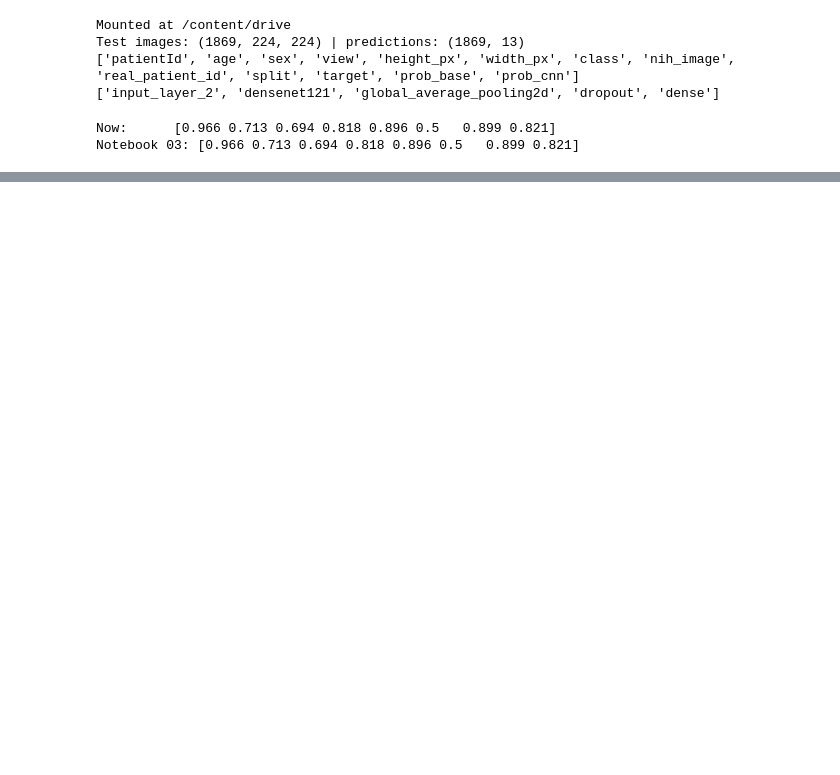
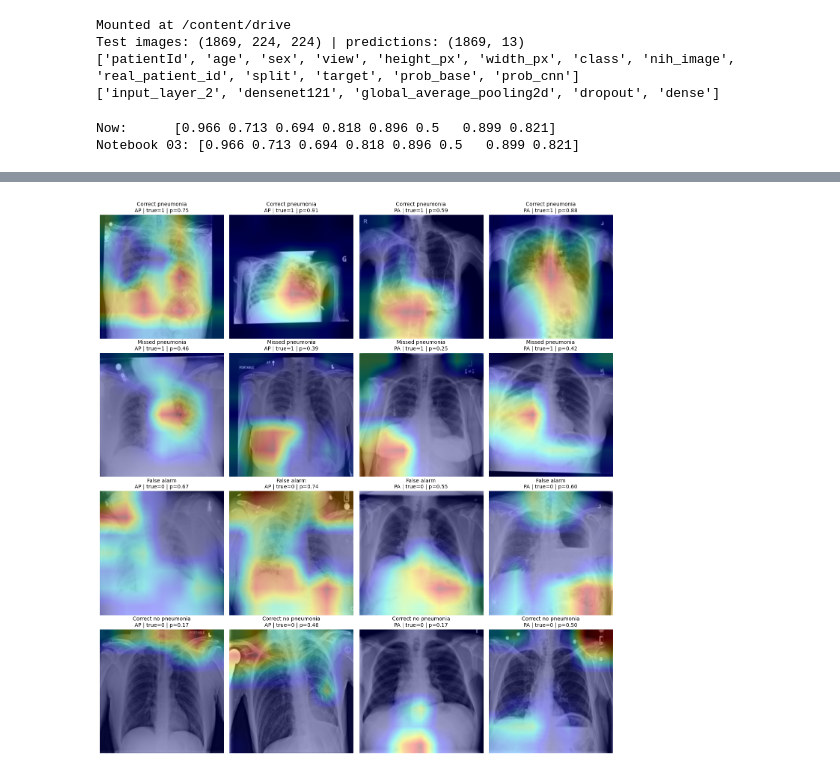
Before and after one commit to yasminasouki/DataAnalysis, a Jupyter notebook: 04_gradcam.ipynb, the cells around one changed output, grey strips where cells are left out. Cells and saved outputs as stored; diff of their text form; code cells hidden in the pictures; blank space fills up the shorter version.

Commit message:
Notebook 04: Grad-CAM examples and pointing game

```diff
--- a/04_gradcam.ipynb
+++ b/04_gradcam.ipynb
@@ -47,0 +71,18 @@ Notebook 03: [0.966 0.713 0.694 0.818 0.896 0.5   0.899 0.821]
+# %%
+pred['pred'] = (pred['prob_cnn'] >= 0.5).astype(int)
+
+def group(r):
+    if r.target == 1 and r.pred == 1: return 'Correct pneumonia'
+    if r.target == 1:                 return 'Missed pneumonia'
+    if r.pred == 1:                   return 'False alarm'
+    return 'Correct no pneumonia'
+
+pred['group'] = pred.apply(group, axis=1)
+print(pd.crosstab(pred['group'], pred['view'], margins=True))
+
+groups = ['Correct pneumonia', 'Missed pneumonia', 'False alarm', 'Correct no pneumonia']
+picks = []
+for g in groups:
+    for v in ['AP', 'PA']:
+        picks += pred[(pred.group == g) & (pred.view == v)].sample(2, random_state=42).index.tolist()
+print("Picked:", len(picks), "X-rays")
@@ -47,0 +98,16 @@ Notebook 03: [0.966 0.713 0.694 0.818 0.896 0.5   0.899 0.821]
+# %%
+import matplotlib.pyplot as plt
+
+fig, axes = plt.subplots(4, 4, figsize=(14, 15))
+for ax, i in zip(axes.ravel(), picks):
+    cam, p = gradcam(X_te[i])
+    r = pred.loc[i]
+    ax.imshow(X_te[i], cmap='gray')
+    ax.imshow(cam, cmap='jet', alpha=0.35)
+    ax.set_title(f"{r['group']}\n{r['view']} | true={r['target']} | p={p:.2f}", fontsize=10)
+    ax.axis('off')
+plt.tight_layout()
+plt.savefig(f'{OUT}/figures/04_gradcam_examples.png', dpi=300, bbox_inches='tight')
+plt.show()
+# %% [output]
+[figure, added]
```
Also changed, not shown: parts of 4 cells of this notebook.
